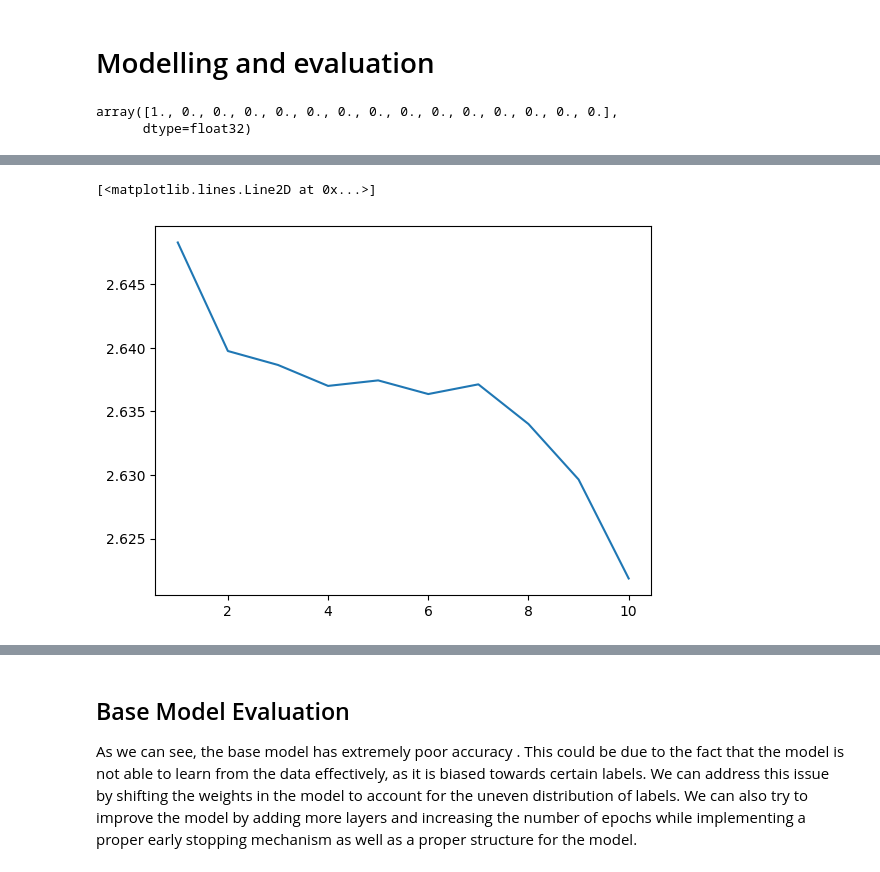
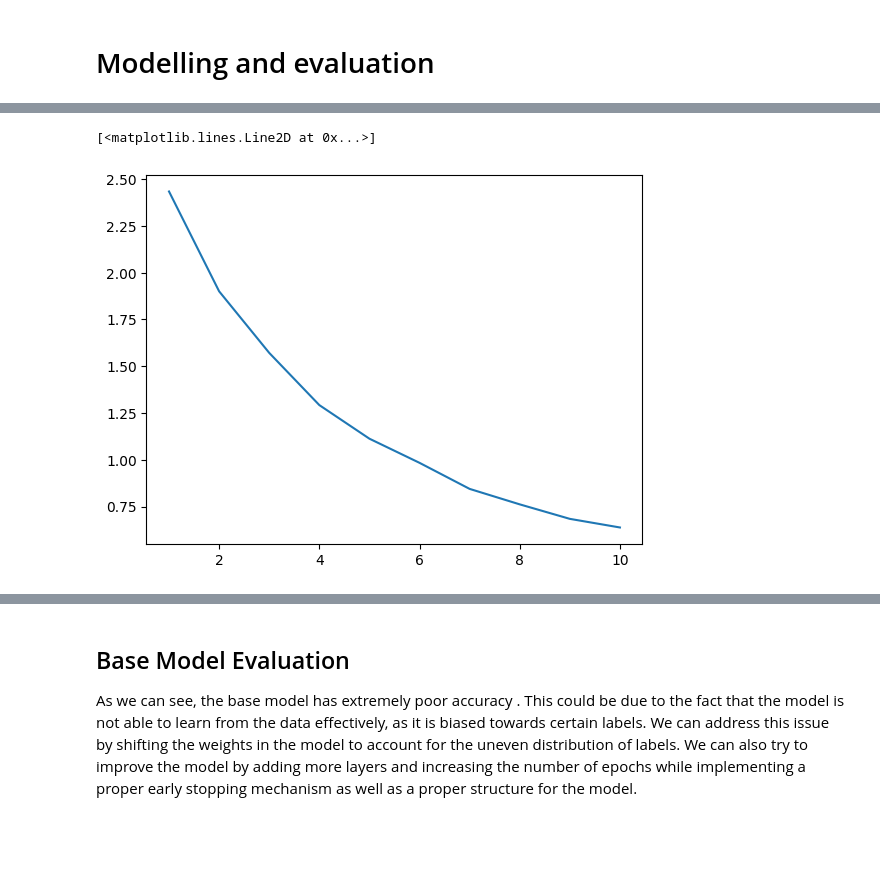
Before and after one commit to Grobbina/DELE, a Jupyter notebook: CNN.ipynb, the cells around one changed output, grey strips where cells are left out. Cells and saved outputs as stored; diff of their text form; code cells hidden in the pictures; blank space fills up the shorter version.

```diff
--- a/CNN.ipynb
+++ b/CNN.ipynb
@@ -72,21 +74,21 @@ Exploratory Data Analysis (EDA) is a critical step in understanding and preparin
 # %%
 #sample to check if the data is loaded correctly
 
-for batch in train.take(1):
+for batch in train_data.take(1):
     plt.figure()
     plt.imshow(batch[0][0])
     plt.title(f"Label: {batch[1][0]}")
     plt.show()
 
 
-for batch in test.take(1):
+for batch in test_data.take(1):
     plt.figure()
     plt.imshow(batch[0][0], cmap='gray')
     plt.title(f"Label: {batch[1][0]}")
     plt.show()
 
 
-for batch in validation.take(1):
+for batch in validation_data.take(1):
     plt.figure()
     plt.imshow(batch[0][0], cmap='gray')
     plt.title(f"Label: {batch[1][0]}")
@@ -174,17 +165,34 @@ for batch in train_128.take(1):
+# %%
+# Convert datasets to NumPy arrays
+train_images, train_labels = zip(*[(image, label) for image, label in train_data.as_numpy_iterator()])
+validation_images, validation_labels = zip(*[(image, label) for image, label in validation_data.as_numpy_iterator()])
+test_images,test_labels= zip(*[(image, label) for image, label in test_data.as_numpy_iterator()])
+#train set
+X_train = np.concatenate(train_images, axis=0)
+y_train = np.concatenate(train_labels, axis=0)
+
+#val
+X_val = np.concatenate(validation_images, axis=0)
+y_val = np.concatenate(validation_labels, axis=0)
+
+#test
+X_test = np.concatenate(test_images, axis=0)
+y_test = np.concatenate(test_labels, axis=0)
+# %%
+# Resize images to (31, 31) using TensorFlow
+X_train_resized = tf.image.resize(X_train, (31, 31))
+X_val_resized = tf.image.resize(X_val, (31, 31))
+
+# Reshape and normalize
+X_train31 = X_train_resized.numpy().reshape(X_train_resized.shape[0], 31, 31, 1).astype('float32') / 255
+X_val31 = X_val_resized.numpy().reshape(X_val_resized.shape[0], 31, 31, 1).astype('float32') / 255
+
+
+validation_labels = to_categorical(y_val)
+train_labels = to_categorical(y_train)
 # %% [markdown]
 # Modelling and evaluation
-# %%
-validation31_labels[0]
-# %% [output]
-array([1., 0., 0., 0., 0., 0., 0., 0., 0., 0., 0., 0., 0., 0., 0.],
-      dtype=float32)
 # %%
-# normalize inputs from 0-255 to 0-1
-train31_images = train31_images / 255
-validation31_images = validation31_images / 255
-# one hot encode outputs
-validation31_labels = to_categorical(validation31_labels)
-
 model_31 = models.Sequential([
     layers.Conv2D(32, (3, 3), activation='relu', input_shape=(31, 31, 1)),
     layers.MaxPooling2D((2, 2)),
@@ -202,9 +210,9 @@ model_31.compile(optimizer='adam',
               metrics=['accuracy'])
 
 # Train the model
-history = model_31.fit(train31_images, train31_labels, validation_data=(validation31_images, validation31_labels),
+history = model_31.fit(X_train31, train_labels, validation_data=(X_val31, validation_labels),
  epochs=10, batch_size=32, verbose=2)
-scores = model_31.evaluate(validation31_images, validation31_labels, verbose=0)
+scores = model_31.evaluate(X_val31, validation_labels, verbose=0)
 print("Baseline Error: %.2f%%" % (100-scores[1]*100))
 plt.plot(np.arange(1,11),  history.history['loss'])
 # %% [output]
@@ -228,2 +236,2 @@ Baseline Error: 93.73%
 [<matplotlib.lines.Line2D at 0x...>]
-[figure, old version]
+[figure, new version]
```
Also changed, not shown: parts of 16 cells of this notebook.
